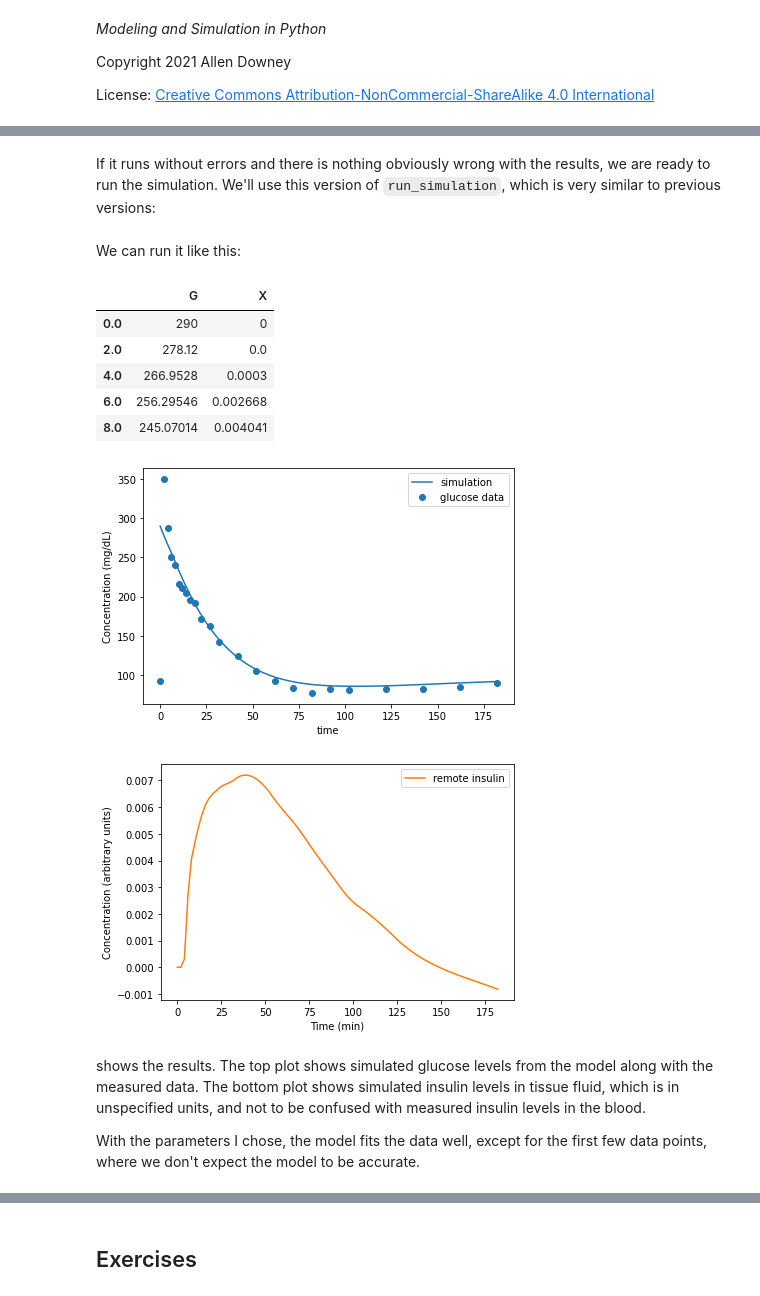
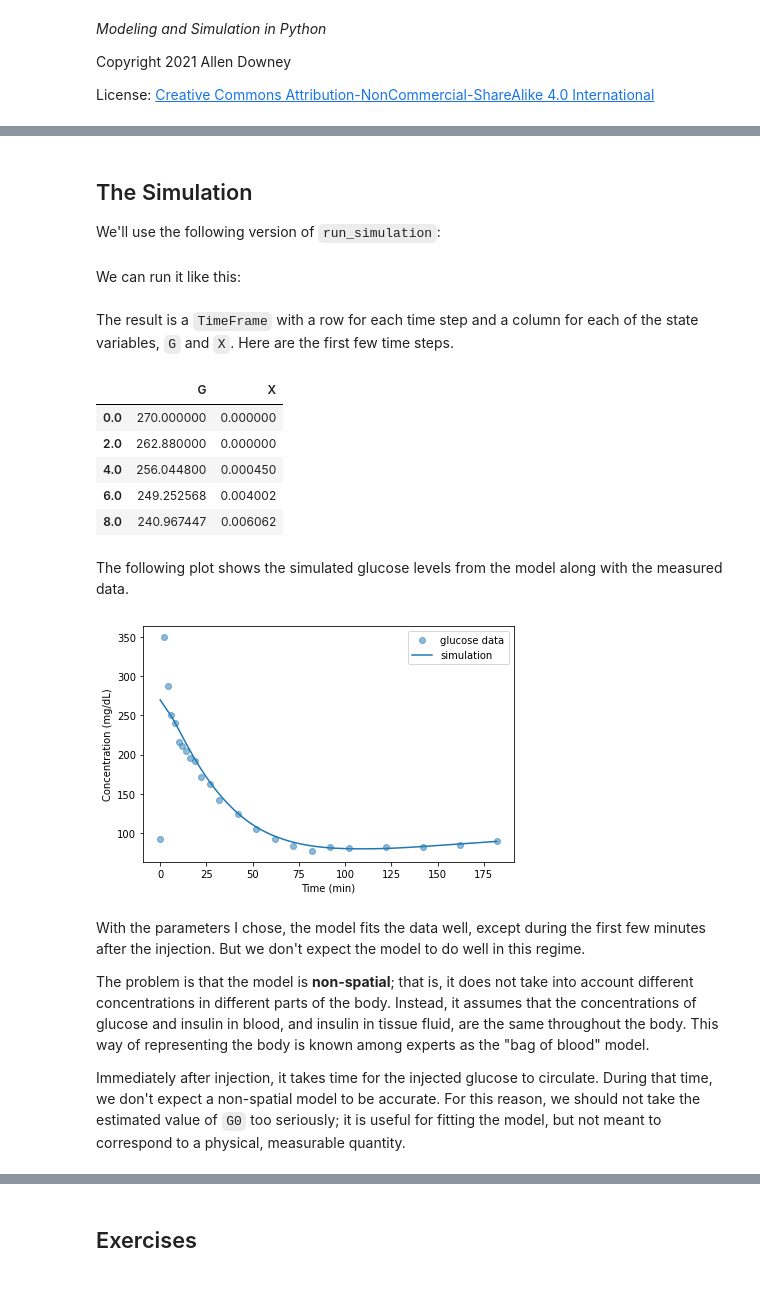
Before and after one commit to AllenDowney/ModSim, a Jupyter notebook: python/soln/chap18.ipynb, the cells around one changed output, grey strips where cells are left out. Saved outputs shown, nothing was run; the diff lists cells and outputs as text; code cells hidden in the pictures.

```diff
--- a/python/soln/chap18.ipynb
+++ b/python/soln/chap18.ipynb
@@ -57,0 +65,5 @@ We'll implement the model and use it to generate time series for `G` and `X`. Th
+# %%
+G0 = 270
+k1 = 0.02
+k2 = 0.02
+k3 = 1.5e-05
@@ -58 +72,3 @@ We'll implement the model and use it to generate time series for `G` and `X`. Th
+# %%
+params = G0, k1, k2, k3
 # %% [markdown]
@@ -61,16 +77,16 @@ We can pass `params` and `data` to `make_system`:
 def make_system(params, data):
     G0, k1, k2, k3 = params
 
-    Gb = data.glucose[0]
-    Ib = data.insulin[0]
-    I = interpolate(data.insulin)
-
     t_0 = data.index[0]
     t_end = data.index[-1]
 
+    Gb = data.glucose[t_0]
+    Ib = data.insulin[t_0]
+    I = interpolate(data.insulin)
+
     init = State(G=G0, X=0)
 
-    return System(params=params, init=init,
+    return System(init=init, params=params,
                   Gb=Gb, Ib=Ib, I=I,
                   t_0=t_0, t_end=t_end, dt=2)
 # %% [markdown]
@@ -127,18 +155,14 @@ dtype: float64
 # %% [markdown]
-If it runs without errors and there is nothing obviously wrong with the
-results, we are ready to run the simulation. We'll use this version of
-`run_simulation`, which is very similar to previous versions:
+## The Simulation
+
+We'll use the following version of `run_simulation`:
 # %%
-
-
 def run_simulation(system, update_func):
-    init = system.init
-    t_0, t_end, dt = system.t_0, system.t_end, system.dt
-
     t_array = linrange(system.t_0, system.t_end, system.dt)
     n = len(t_array)
 
-    frame = TimeFrame(index=t_array, columns=init.index)
+    frame = TimeFrame(index=t_array,
+                      columns=system.init.index)
     frame.iloc[0] = system.init
 
     for i in range(n-1):
@@ -152,34 +178,33 @@ We can run it like this:
+# %% [markdown]
+The result is a `TimeFrame` with a row for each time step and a column for each of the state variables, `G` and `X`.
+Here are the first few time steps.
 # %%
-results = run_simulation(system, update_func)
 results.head()
 # %% [output]
 |  | G | X |
-| 0.0 | 290 | 0 |
-| 2.0 | 278.12 | 0.0 |
-| 4.0 | 266.9528 | 0.0003 |
-| 6.0 | 256.29546 | 0.002668 |
-| 8.0 | 245.07014 | 0.004041 |
+| 0.0 | 270.000000 | 0.000000 |
+| 2.0 | 262.880000 | 0.000000 |
+| 4.0 | 256.044800 | 0.000450 |
+| 6.0 | 249.252568 | 0.004002 |
+| 8.0 | 240.967447 | 0.006062 |
+# %% [markdown]
+The following plot shows the simulated glucose levels from the model along with the measured data.
 # %%
+data.glucose.plot(style='o', alpha=0.5, label='glucose data')
+results.G.plot(style='-', color='C0', label='simulation')
 
-
-results.G.plot(style='-', label='simulation')
-data.glucose.plot(style='o', color='C0', label='glucose data')
-decorate(ylabel='Concentration (mg/dL)')
+decorate(xlabel='Time (min)',
+         ylabel='Concentration (mg/dL)')
 # %% [output]
-[figure, old version]
+[figure, new version]
-# %%
-results.X.plot(color='C1', label='remote insulin')
-
-decorate(xlabel='Time (min)',
-         ylabel='Concentration (arbitrary units)')
-# %% [output]
-[figure, old version]
 # %% [markdown]
- shows the results. The top plot shows
-simulated glucose levels from the model along with the measured data.
-The bottom plot shows simulated insulin levels in tissue fluid, which is in unspecified units, and not to be confused with measured insulin
-levels in the blood.
+With the parameters I chose, the model fits the data well, except during the first few minutes after the injection.
+But we don't expect the model to do well in this regime.
 
-With the parameters I chose, the model fits the data well, except for
-the first few data points, where we don't expect the model to be
-accurate.
+The problem is that the model is **non-spatial**; that is, it does not
+take into account different concentrations in different parts of the
+body. Instead, it assumes that the concentrations of glucose and insulin in blood, and insulin in tissue fluid, are the same throughout the body. This way of representing the body is known among experts as the "bag of blood" model.
+
+Immediately after injection, it takes time for the injected glucose to
+circulate. During that time, we don't expect a non-spatial model to be
+accurate. For this reason, we should not take the estimated value of `G0` too seriously; it is useful for fitting the model, but not meant to correspond to a physical, measurable quantity.
```
Also changed, not shown: parts of 48 cells of this notebook, 12 other files.
